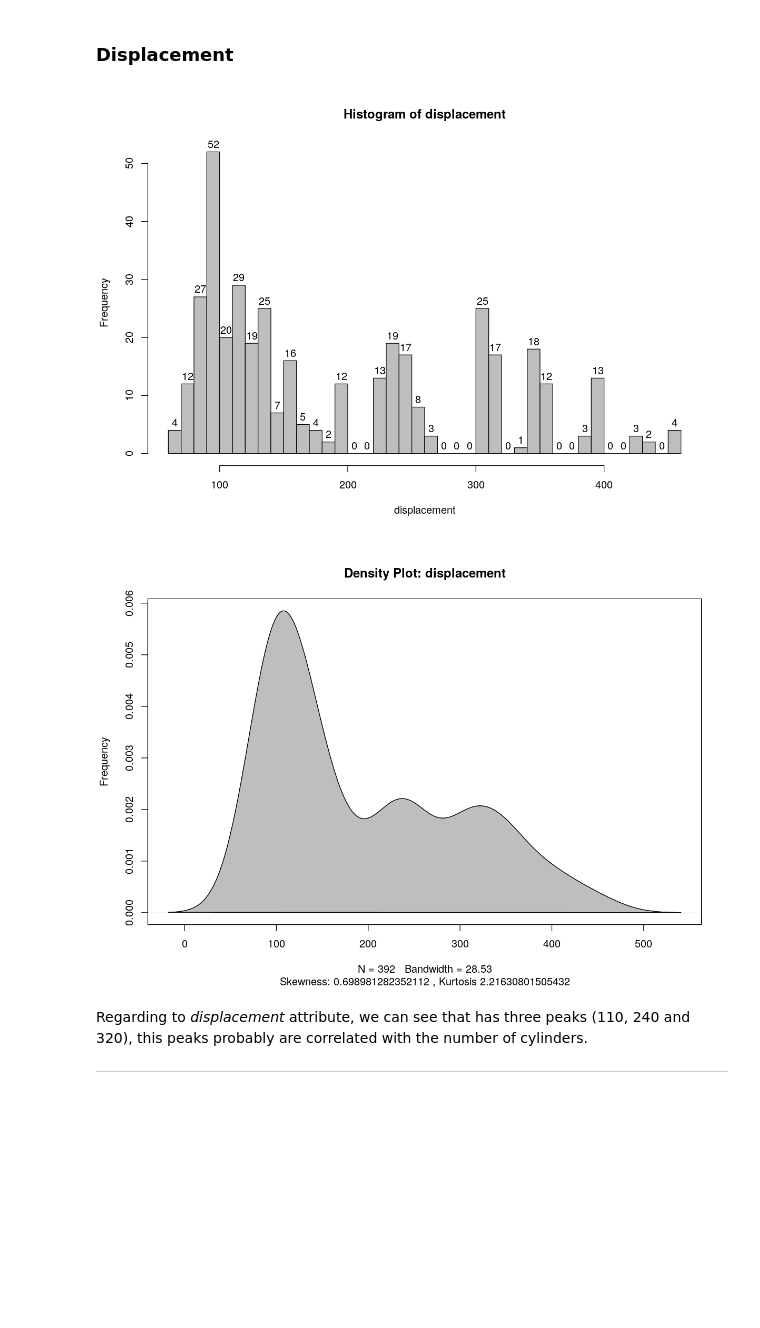
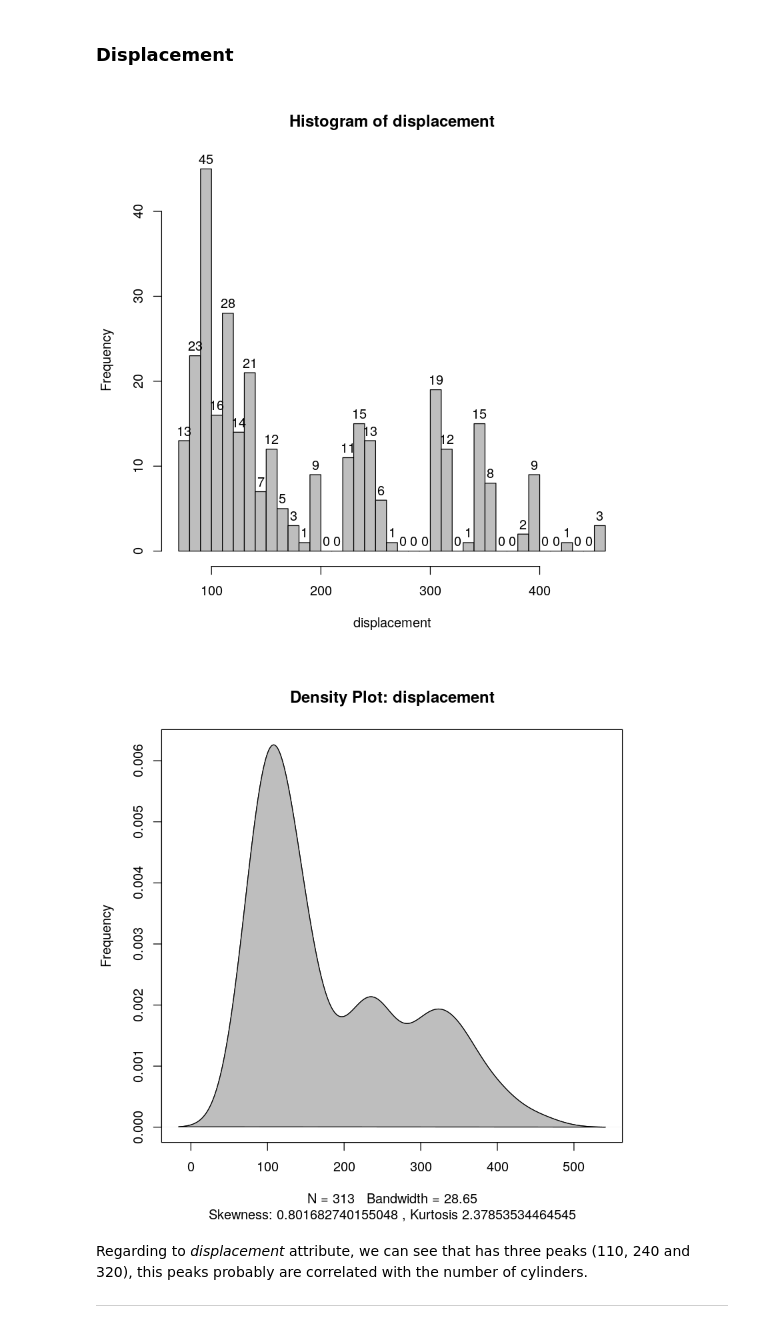
Before and after one commit to rperezvaz/ADA-ASSIGNMENT-I, a Jupyter notebook: Assignment I.ipynb, the cells around one changed output. Drawn from its saved outputs; the diff is of its cells as text; code cells hidden in the pictures; blank space fills up the shorter version.

```diff
--- a/Assignment I.ipynb
+++ b/Assignment I.ipynb
@@ -113,3 +125,7 @@ auto_mgp$car_name <- NULL
+# %%
+auto_mgp$cylinders <- as.factor(auto_mgp$cylinders)
+auto_mgp$model_year <- as.factor(auto_mgp$model_year)
+auto_mgp$origin <- as.factor(auto_mgp$origin)
 # %%
 head(auto_mgp)
 # %% [output]
@@ -285,24 +330,24 @@ For _cylinders_ attributte, we can see that the most common value of cylinders i
 # %% [markdown]
 ### Displacement
 # %%
-h <- hist(auto_mgp$displacement,
+h <- hist(trainingData$displacement,
      main="Histogram of displacement",
      xlab="displacement",
      col="grey",
      breaks=50,
      freq=TRUE)
 text(h$mids,h$counts,labels=h$counts, adj=c(0.5, -0.5))
 # %% [output]
-[figure, old version]
+[figure, new version]
 # %%
-plot(density(auto_mgp$displacement),
+plot(density(trainingData$displacement),
      main="Density Plot: displacement",
      ylab="Frequency",
-     sub=paste("Skewness:", skewness(auto_mgp$displacement),
-               ", Kurtosis", kurtosis(auto_mgp$displacement)))
-polygon(density(auto_mgp$displacement), col="grey")
+     sub=paste("Skewness:", skewness(trainingData$displacement),
+               ", Kurtosis", kurtosis(trainingData$displacement)))
+polygon(density(trainingData$displacement), col="grey")
 # %% [output]
-[figure, old version]
+[figure, new version]
 # %% [markdown]
 Regarding to _displacement_ attribute, we can see that has three peaks (110, 240 and 320), this peaks probably are correlated with the number of cylinders.
 
```
Also changed, not shown: parts of 56 cells of this notebook.
